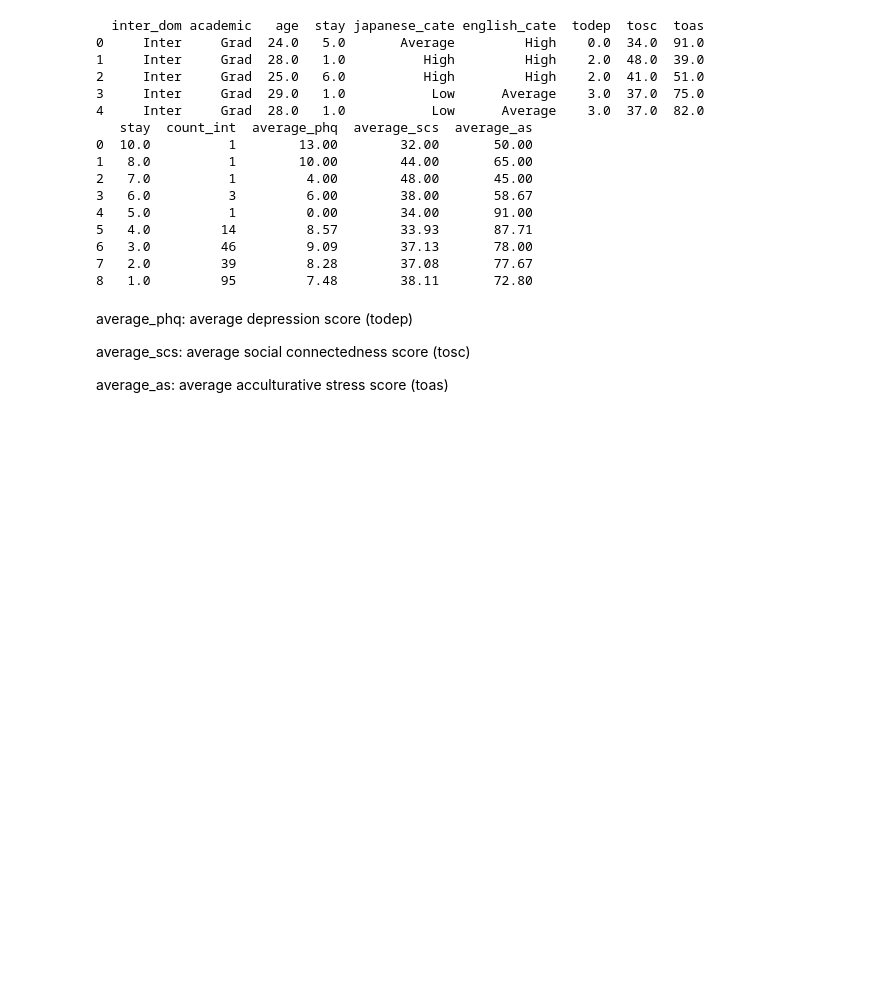
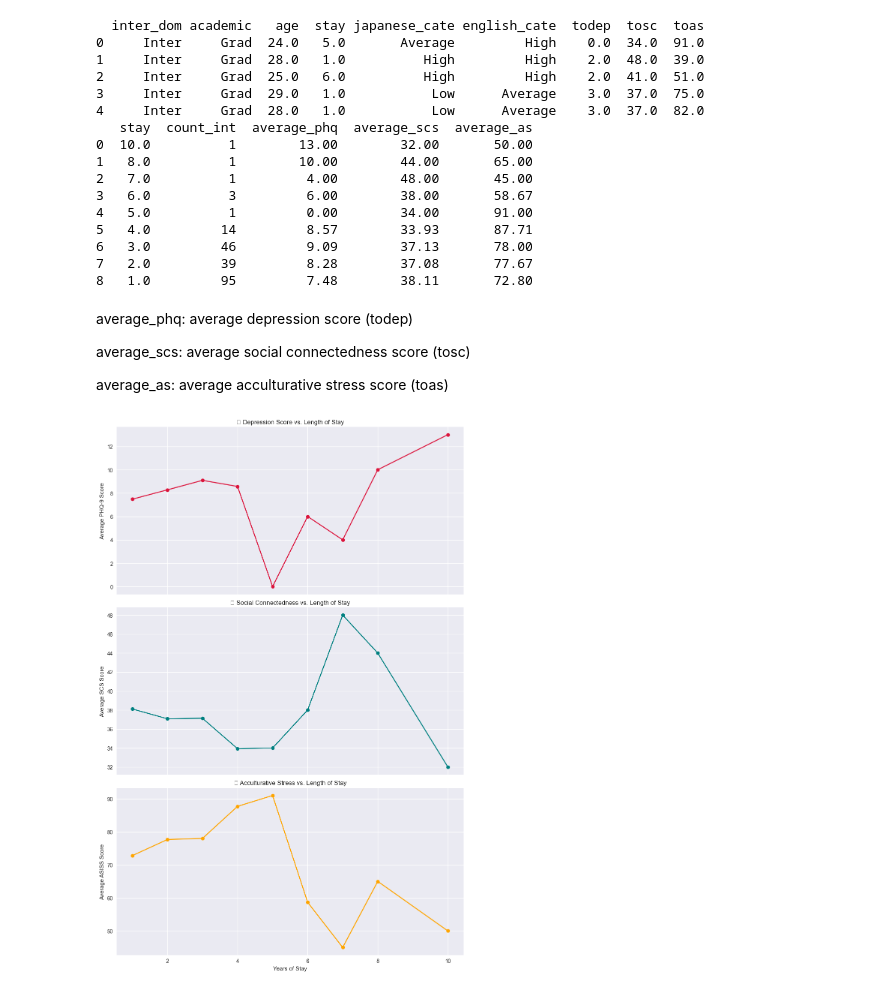
Before and after one commit to the-data-nomadic/analyzing_students_mental_health, a Jupyter notebook: students_mental_health.ipynb, the cells around one changed output. Cells and saved outputs as stored; diff of their text form; code cells hidden in the pictures; blank space fills up the shorter version.

```diff
--- a/students_mental_health.ipynb
+++ b/students_mental_health.ipynb
@@ -37,7 +37,7 @@ selected_columns = [
 ]
 
 # Load only the selected columns
-st = pd.read_csv("dataset/students.csv", usecols=selected_columns)
+st = pd.read_csv("C:/Users/HP/downloads/students.csv", usecols=selected_columns)
 
 # Display the first few rows
 print(st.head())
@@ -101,3 +95,36 @@ average_phq: average depression score (todep)
 average_scs: average social connectedness score (tosc)
 
 average_as: average acculturative stress score (toas)
+# %%
+import matplotlib.pyplot as plt
+
+# Set plot style
+plt.style.use("seaborn-v0_8")
+
+# Create figure and axes
+fig, axs = plt.subplots(3, 1, figsize=(10, 15), sharex=True)
+
+# Chart 1: Depression vs. Stay
+axs[0].plot(df["stay"], df["average_phq"], marker="o", color="crimson")
+axs[0].set_title("📉 Depression Score vs. Length of Stay")
+axs[0].set_ylabel("Average PHQ-9 Score")
+axs[0].grid(True)
+
+# Chart 2: Social Connectedness vs. Stay
+axs[1].plot(df["stay"], df["average_scs"], marker="o", color="teal")
+axs[1].set_title("🤝 Social Connectedness vs. Length of Stay")
+axs[1].set_ylabel("Average SCS Score")
+axs[1].grid(True)
+
+# Chart 3: Acculturative Stress vs. Stay
+axs[2].plot(df["stay"], df["average_as"], marker="o", color="orange")
+axs[2].set_title("🌍 Acculturative Stress vs. Length of Stay")
+axs[2].set_xlabel("Years of Stay")
+axs[2].set_ylabel("Average ASISS Score")
+axs[2].grid(True)
+
+# Adjust layout
+plt.tight_layout()
+plt.show()
+# %% [output]
+[figure, added]
```
Also changed, not shown: parts of 1 cell of this notebook.
